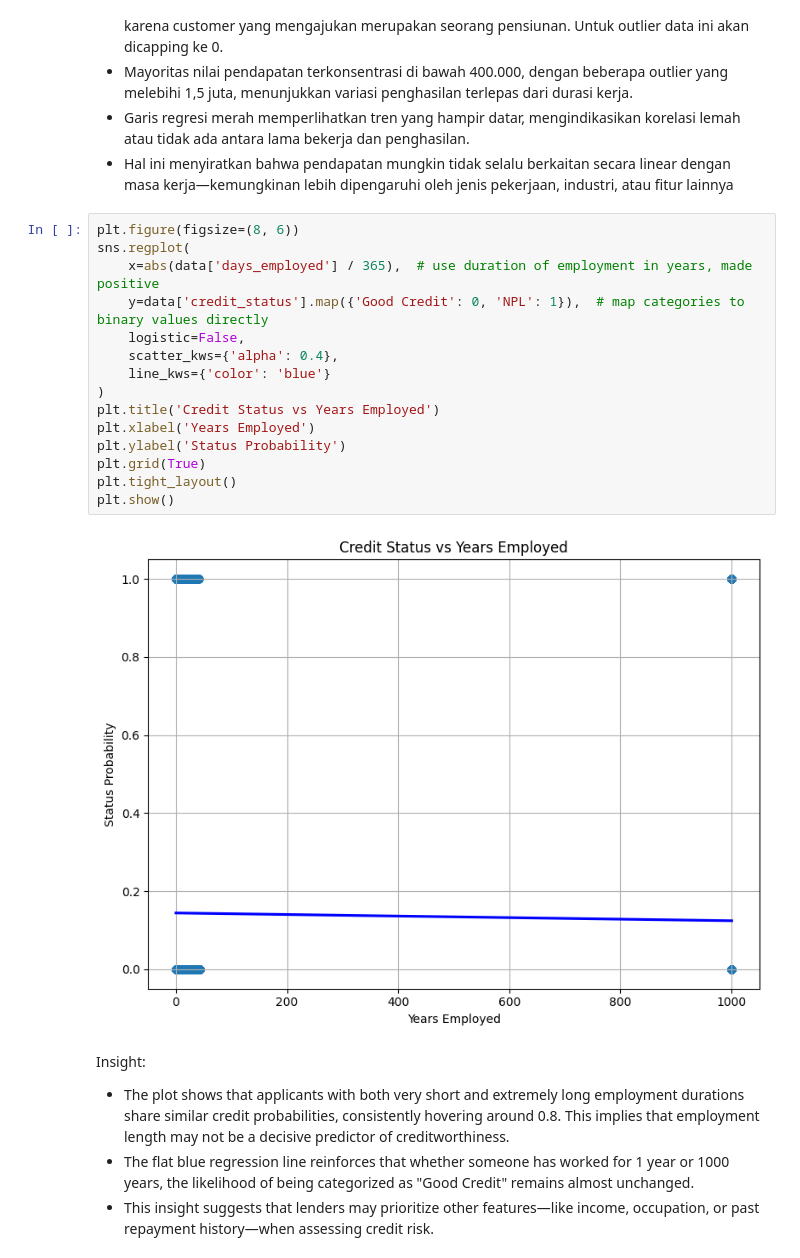
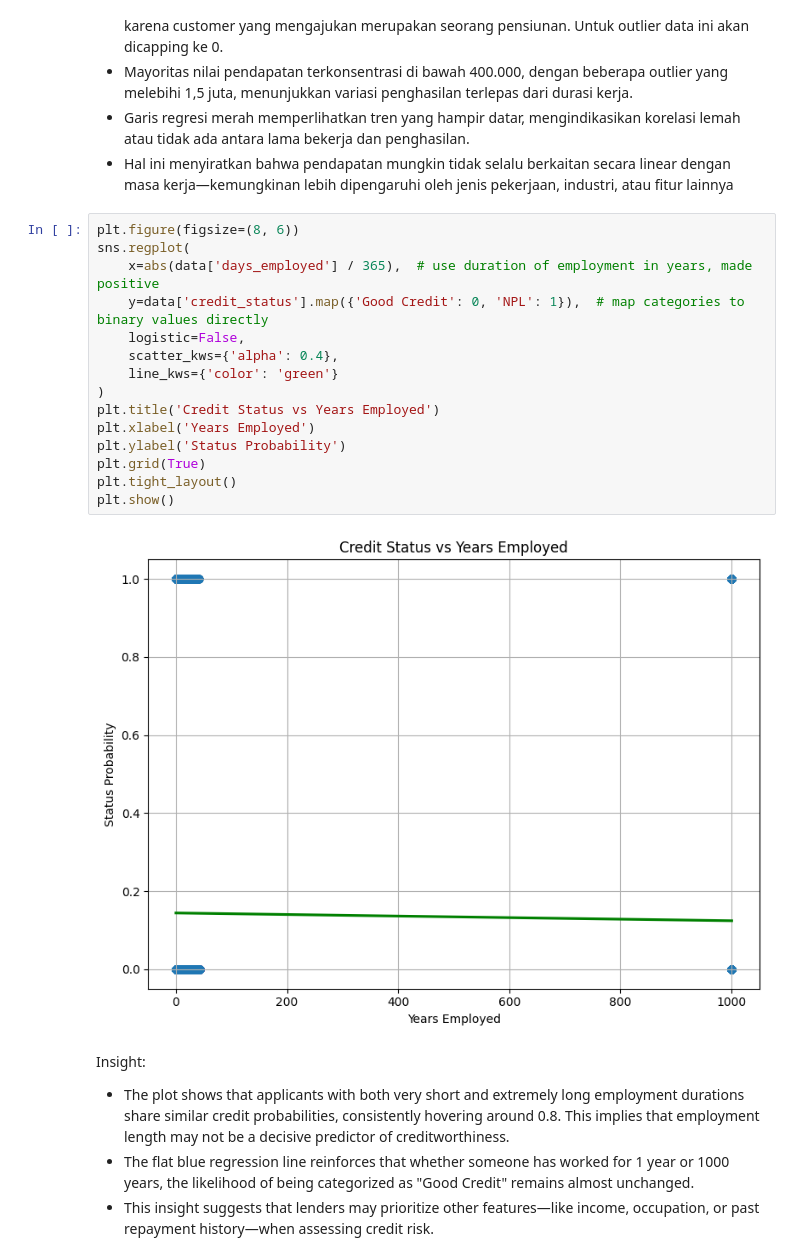
Before and after one commit to yonathanggraiwan/p2-final-project-ftds-028-hck-group-001, a Jupyter notebook: EDA.ipynb, the cells around one changed output. Drawn from its saved outputs; the diff is of its cells as text.

```diff
--- a/EDA.ipynb
+++ b/EDA.ipynb
@@ -610,20 +644,20 @@ Insight:
 # %%
 plt.figure(figsize=(8, 6))
 sns.regplot(
     x=abs(data['days_employed'] / 365),  # use duration of employment in years, made positive
     y=data['credit_status'].map({'Good Credit': 0, 'NPL': 1}),  # map categories to binary values directly
     logistic=False,
     scatter_kws={'alpha': 0.4},
-    line_kws={'color': 'blue'}
+    line_kws={'color': 'green'}
 )
 plt.title('Credit Status vs Years Employed')
 plt.xlabel('Years Employed')
 plt.ylabel('Status Probability')
 plt.grid(True)
 plt.tight_layout()
 plt.show()
 # %% [output]
-[figure, old version]
+[figure, new version]
 # %% [markdown]
 Insight:
 
```
Also changed, not shown: parts of 12 cells of this notebook.
